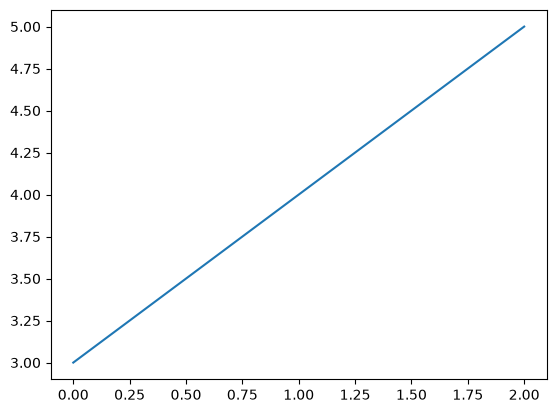
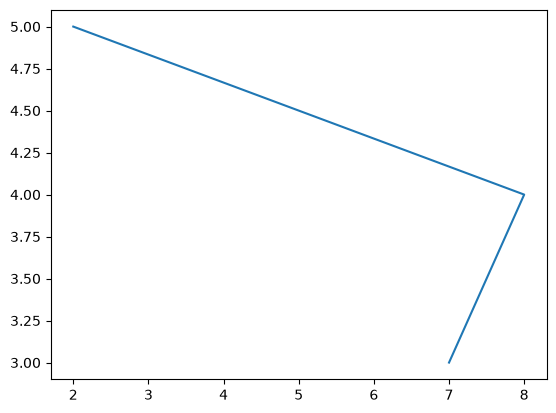
Code edit (unified diff) that turned the first committed figure into the second:
--- before
+++ after
@@ -1,4 +1,6 @@
 #標準寫法
 import matplotlib.pyplot as plt
+
+
 
 # 1.製作figure
@@ -6,10 +8,10 @@
 
 # 2.在1.的figure上製作一個axes
-ax_1 = fig.add_subplot(1, 1, 1)
+axes = fig.add_subplot(1, 1, 1)
 
 # 3.將圖的數據儲存在axes中
-X = [0, 1, 2]
+X = [7, 8, 2]
 Y = [3, 4, 5]
-ax_1.plot(X, Y)
+axes.plot(X, Y)
 
 # 4.顯示圖

Commit: mf